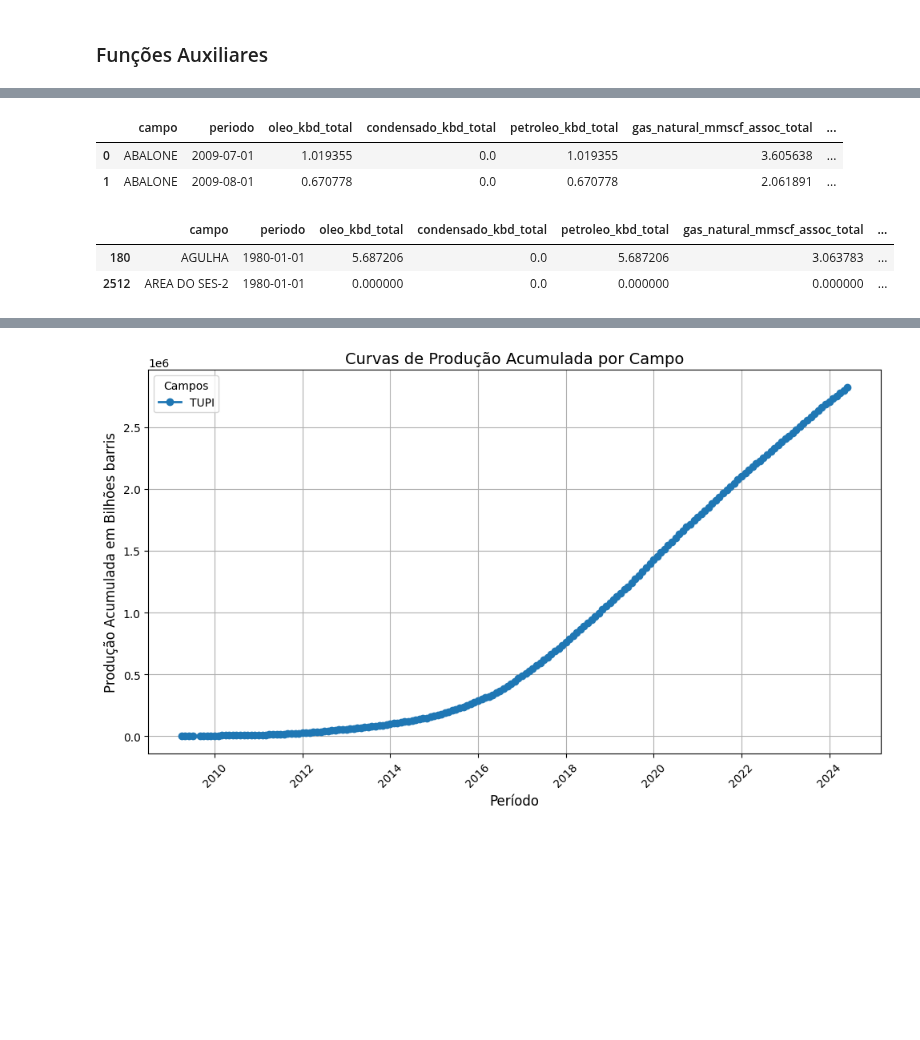
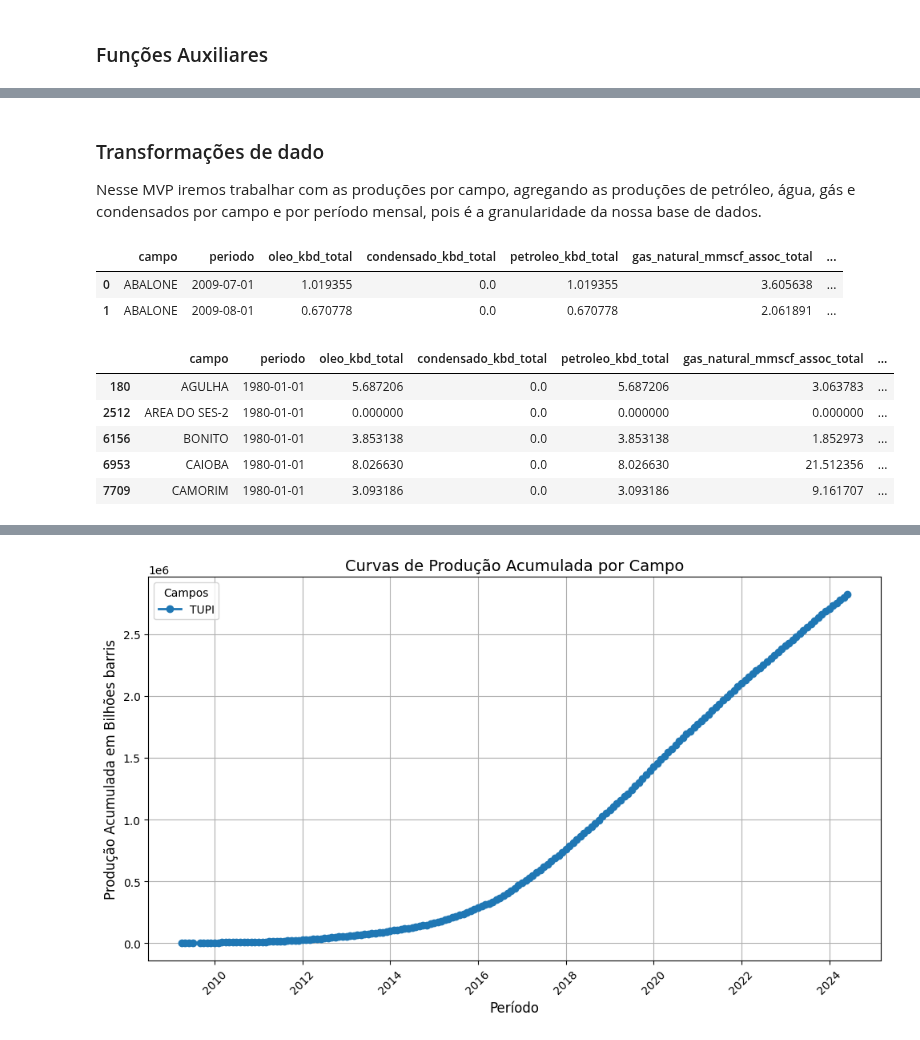
Before and after one commit to brainopensource/datascience-mvp, a Jupyter notebook: MVP_Machine_Learning_&_Analytics.ipynb, the cells around one changed output, grey strips where cells are left out. Drawn from its saved outputs; the diff is of its cells as text; code cells hidden in the pictures; blank space fills up the shorter version.

```diff
--- a/MVP_Machine_Learning_&_Analytics.ipynb
+++ b/MVP_Machine_Learning_&_Analytics.ipynb
@@ -130 +146,5 @@ campos = df_prod['campo'].unique()
+# %% [markdown]
+### Transformações de dado
+
+Nesse MVP iremos trabalhar com as produções por campo, agregando as produções de petróleo, água, gás e condensados por campo e por período mensal, pois é a granularidade da nossa base de dados.
 # %%
@@ -169,10 +193,11 @@ df_fields_prod.sort_values(by=['periodo', 'campo'], inplace=True)
 # %%
-# Aplicar a função ao DataFrame
-df_fields_prod = calc_tempo_produzindo(df_fields_prod)
-
-# Exibir as primeiras linhas para verificar as novas colunas
-display(df_fields_prod.head(2))
+# Exibir algumas linhas para verificar as novas colunas
+display(df_fields_prod.head(5))
+display(df_fields_prod.tail(5))
 # %% [output]
 |  | campo | periodo | oleo_kbd_total | condensado_kbd_total | petroleo_kbd_total | gas_natural_mmscf_assoc_total | ... |
 | 180 | AGULHA | 1980-01-01 | 5.687206 | 0.0 | 5.687206 | 3.063783 | ... |
 | 2512 | AREA DO SES-2 | 1980-01-01 | 0.000000 | 0.0 | 0.000000 | 0.000000 | ... |
+| 6156 | BONITO | 1980-01-01 | 3.853138 | 0.0 | 3.853138 | 1.852973 | ... |
+| 6953 | CAIOBA | 1980-01-01 | 8.026630 | 0.0 | 8.026630 | 21.512356 | ... |
+| 7709 | CAMORIM | 1980-01-01 | 3.093186 | 0.0 | 3.093186 | 9.161707 | ... |
```
Also changed, not shown: parts of 19 cells of this notebook.
